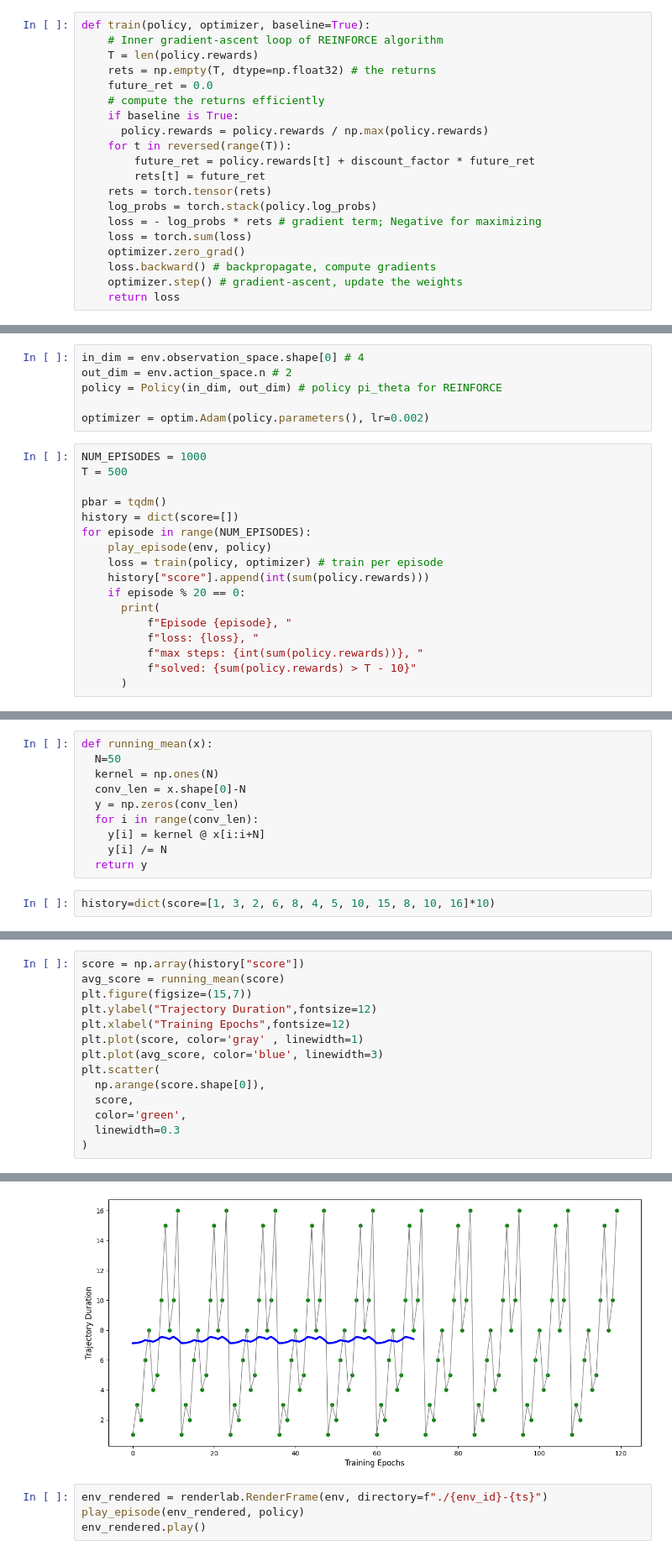
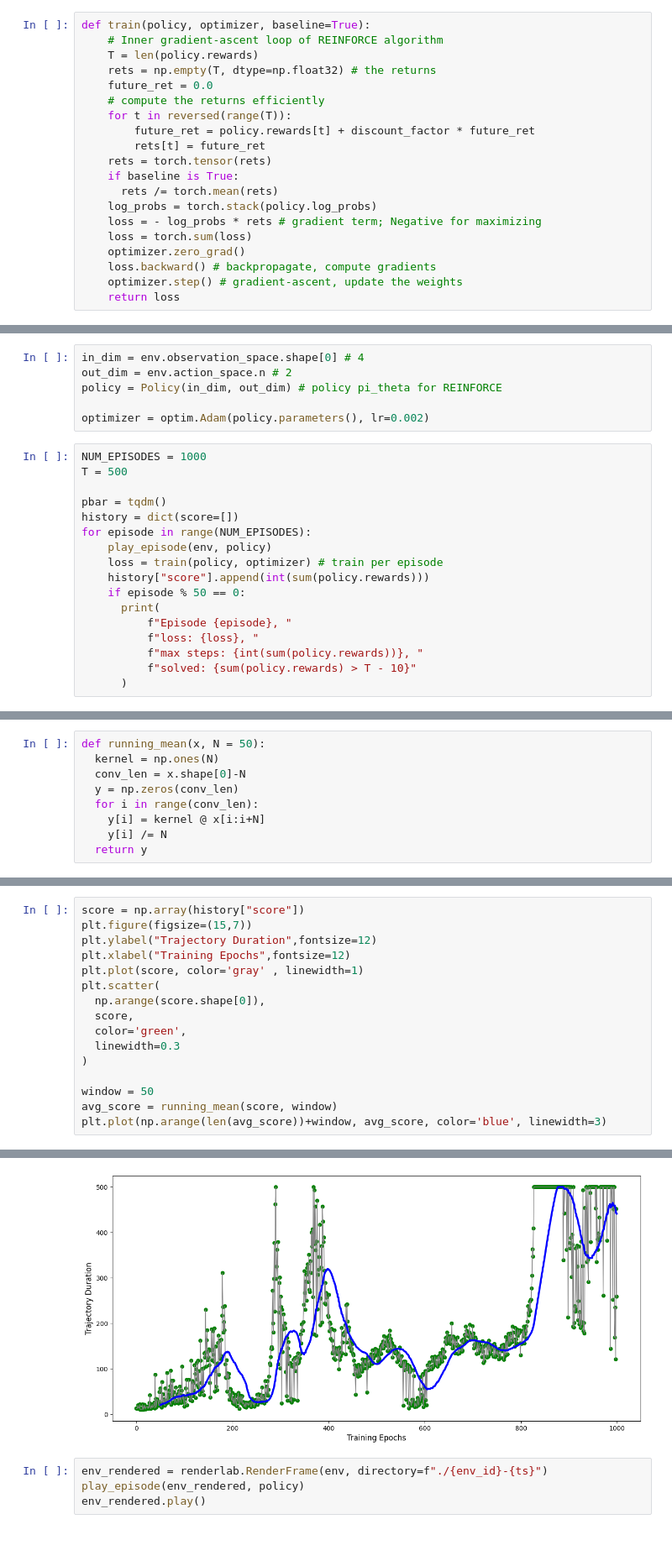
Before and after one commit to Calcifer777/learn-rl, a Jupyter notebook: 01_reinforce.ipynb, the cells around one changed output, grey strips where cells are left out. Shown at 84% size. Saved outputs shown, nothing was run; the diff lists cells and outputs as text.

```diff
--- a/01_reinforce.ipynb
+++ b/01_reinforce.ipynb
@@ -71,12 +99,12 @@ def train(policy, optimizer, baseline=True):
     rets = np.empty(T, dtype=np.float32) # the returns
     future_ret = 0.0
     # compute the returns efficiently
-    if baseline is True:
-      policy.rewards = policy.rewards / np.max(policy.rewards)
     for t in reversed(range(T)):
         future_ret = policy.rewards[t] + discount_factor * future_ret
         rets[t] = future_ret
     rets = torch.tensor(rets)
+    if baseline is True:
+      rets /= torch.mean(rets)
     log_probs = torch.stack(policy.log_probs)
     loss = - log_probs * rets # gradient term; Negative for maximizing
     loss = torch.sum(loss)
@@ -110,7 +138,7 @@ for episode in range(NUM_EPISODES):
     play_episode(env, policy)
     loss = train(policy, optimizer) # train per episode
     history["score"].append(int(sum(policy.rewards)))
-    if episode % 20 == 0:
+    if episode % 50 == 0:
       print(
           f"Episode {episode}, "
           f"loss: {loss}, "
@@ -138,6 +166,5 @@ Episode 980, loss: 21124.220703125, max steps: 500, solved: True
 # %%
-def running_mean(x):
-  N=50
+def running_mean(x, N = 50):
   kernel = np.ones(N)
   conv_len = x.shape[0]-N
   y = np.zeros(conv_len)
@@ -145,5 +172,3 @@ def running_mean(x):
     y[i] = kernel @ x[i:i+N]
     y[i] /= N
   return y
-# %%
-history=dict(score=[1, 3, 2, 6, 8, 4, 5, 10, 15, 8, 10, 16]*10)
@@ -153,15 +175,17 @@ array([ 1,  3,  2,  6,  8,  4,  5, 10, 15,  8, 10, 16])
 # %%
 score = np.array(history["score"])
-avg_score = running_mean(score)
 plt.figure(figsize=(15,7))
 plt.ylabel("Trajectory Duration",fontsize=12)
 plt.xlabel("Training Epochs",fontsize=12)
 plt.plot(score, color='gray' , linewidth=1)
-plt.plot(avg_score, color='blue', linewidth=3)
 plt.scatter(
   np.arange(score.shape[0]),
   score,
   color='green',
   linewidth=0.3
 )
+
+window = 50
+avg_score = running_mean(score, window)
+plt.plot(np.arange(len(avg_score))+window, avg_score, color='blue', linewidth=3)
 # %% [output]
@@ -169,4 +193,4 @@ plt.scatter(
-[figure, old version]
+[figure, new version]
 # %%
 env_rendered = renderlab.RenderFrame(env, directory=f"./{env_id}-{ts}")
 play_episode(env_rendered, policy)
```
Also changed, not shown: parts of 5 cells of this notebook.
